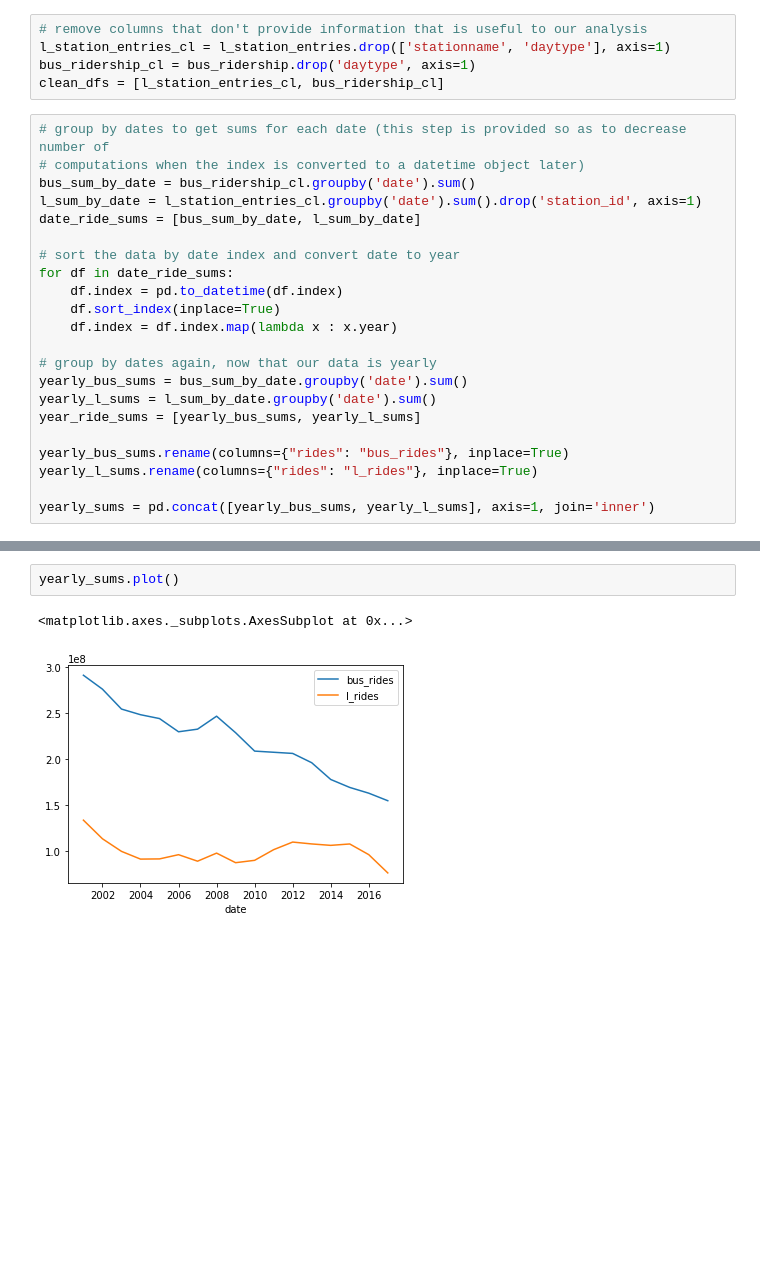
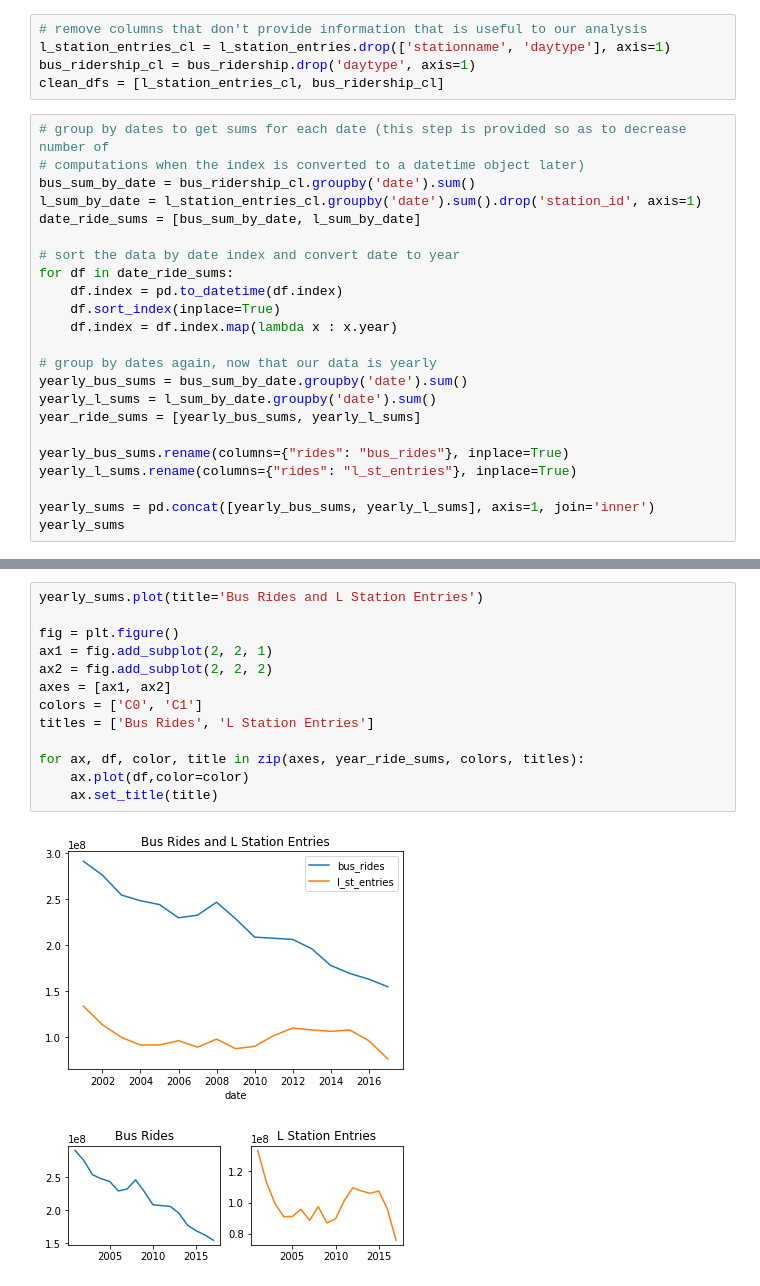
Before and after one commit to KyleJGreen/CTA-Data-Regression-Analysis, a Jupyter notebook: CTA Data Regression Analysis.ipynb, the cells around one changed output, grey strips where cells are left out. Saved outputs shown, nothing was run; the diff lists cells and outputs as text; blank space fills up the shorter version.

Commit message:
cleaned up graphs

```diff
--- a/CTA Data Regression Analysis.ipynb
+++ b/CTA Data Regression Analysis.ipynb
@@ -70,6 +70,7 @@ yearly_l_sums = l_sum_by_date.groupby('date').sum()
 year_ride_sums = [yearly_bus_sums, yearly_l_sums]
 
 yearly_bus_sums.rename(columns={"rides": "bus_rides"}, inplace=True)
-yearly_l_sums.rename(columns={"rides": "l_rides"}, inplace=True)
+yearly_l_sums.rename(columns={"rides": "l_st_entries"}, inplace=True)
 
 yearly_sums = pd.concat([yearly_bus_sums, yearly_l_sums], axis=1, join='inner')
+yearly_sums
@@ -76,5 +97,16 @@ yearly_sums = pd.concat([yearly_bus_sums, yearly_l_sums], axis=1, join='inner')
-# %%
-yearly_sums.plot()
-# %% [output]
-<matplotlib.axes._subplots.AxesSubplot at 0x...>
-[figure, removed]
+# %%
+yearly_sums.plot(title='Bus Rides and L Station Entries')
+
+fig = plt.figure()
+ax1 = fig.add_subplot(2, 2, 1)
+ax2 = fig.add_subplot(2, 2, 2)
+axes = [ax1, ax2]
+colors = ['C0', 'C1']
+titles = ['Bus Rides', 'L Station Entries']
+
+for ax, df, color, title in zip(axes, year_ride_sums, colors, titles):
+    ax.plot(df,color=color)
+    ax.set_title(title)
+# %% [output]
+[figure, added]
+[figure, added]
```
Also changed, not shown: parts of 1 cell of this notebook.
